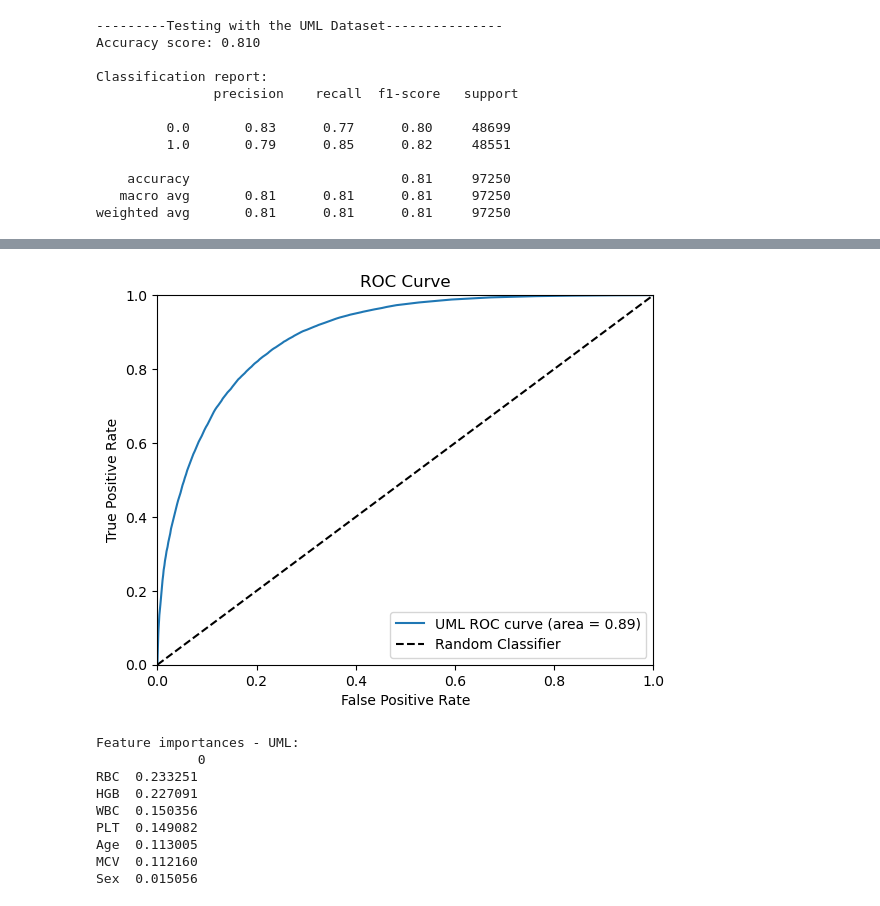
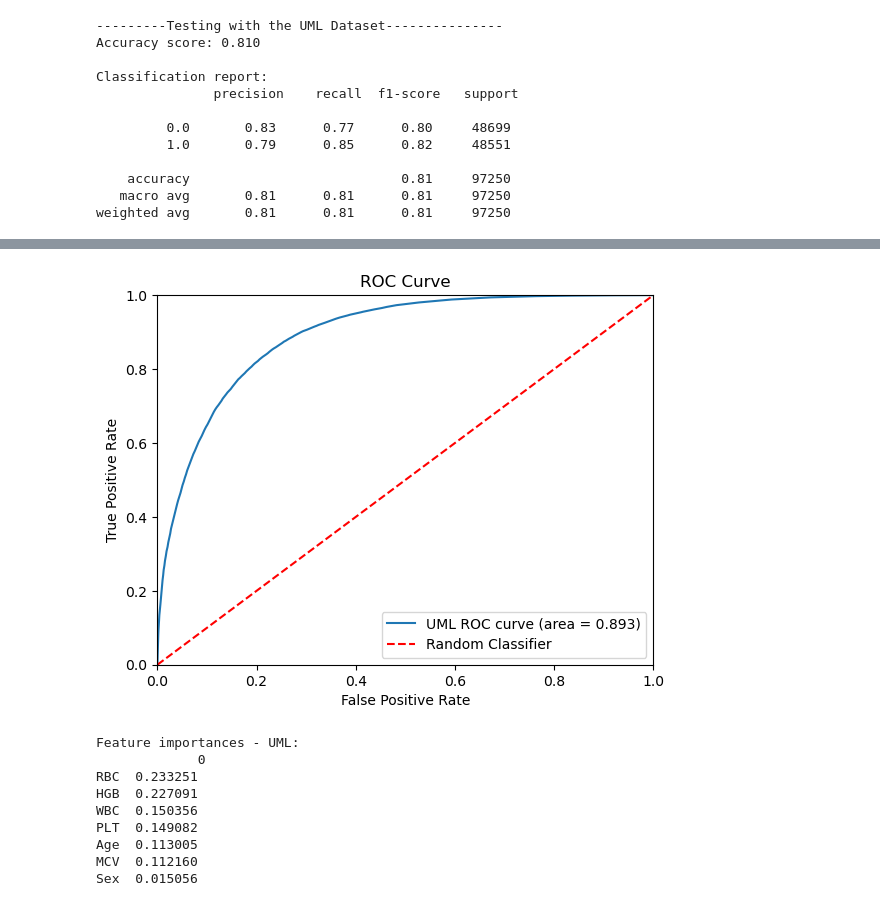
Before and after one commit to michaeltwo/info501, a Jupyter notebook: randomForest.ipynb, the cells around one changed output, grey strips where cells are left out. Saved outputs shown, nothing was run; the diff lists cells and outputs as text; code cells hidden in the pictures.

```diff
--- a/randomForest.ipynb
+++ b/randomForest.ipynb
@@ -9,8 +9,8 @@ from sklearn.metrics import accuracy_score, classification_report, confusion_mat
 %run preprocessing.ipynb import preprocess, clean, remove_outliers, rescale_dataset, undersample_data, split_external_data
 
 df=pd.read_csv("sbcdata.csv")
-#Use df_uml for training the model and df_umg for validation
-df_uml, df_umg = preprocess(df, save_csv=True)
+#Use df_uml to train and test the model and df_umg for validation
+df_uml, df_umg = preprocess(df, save_csv=False)
 # %% [output]
 Count of each target variable before preprop: Diagnosis
 0.0    1776380
@@ -97,25 +116,25 @@ plt.show()
 # %%
 #ROC curve
 # Generate predictions
 y_pred_prob = rf_model.predict_proba(X_test)[:, 1]
 # Calculate the false positive rate (FPR) and true positive rate (TPR)
 fpr, tpr, thresholds = roc_curve(y_test, y_pred_prob, pos_label = 1)
 # Calculate the ROC AUC score
 roc_auc = roc_auc_score(y_test, y_pred_prob)
 
 # Plot the ROC curve
-plt.plot(fpr, tpr, label = 'UML ROC curve (area = %0.2f)' % roc_auc)
+plt.plot(fpr, tpr, label = 'UML ROC curve (area = %0.3f)' % roc_auc)
 # roc curve for tpr = fpr
-plt.plot([0, 1], [0, 1], 'k--', label = 'Random Classifier')
+plt.plot([0, 1], [0, 1], 'r--', label = 'Random Classifier')
 plt.xlim([0.0,1.0])
 plt.ylim([0.0,1.0])
 plt.xlabel('False Positive Rate')
 plt.ylabel('True Positive Rate')
 plt.title('ROC Curve')
 plt.legend(loc = "lower right")
 plt.show()
 # %% [output]
-[figure, old version]
+[figure, new version]
 # %%
 #Feature importance
 features = pd.DataFrame(rf_model.feature_importances_, index = X.columns)
```
Also changed, not shown: parts of 6 cells of this notebook.
